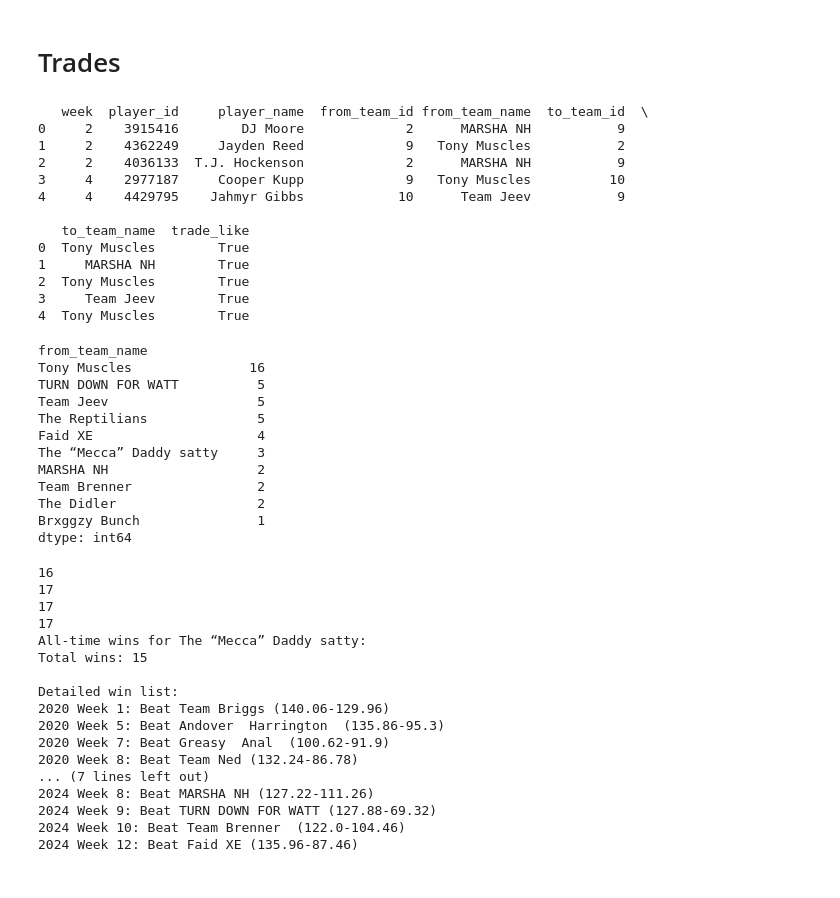
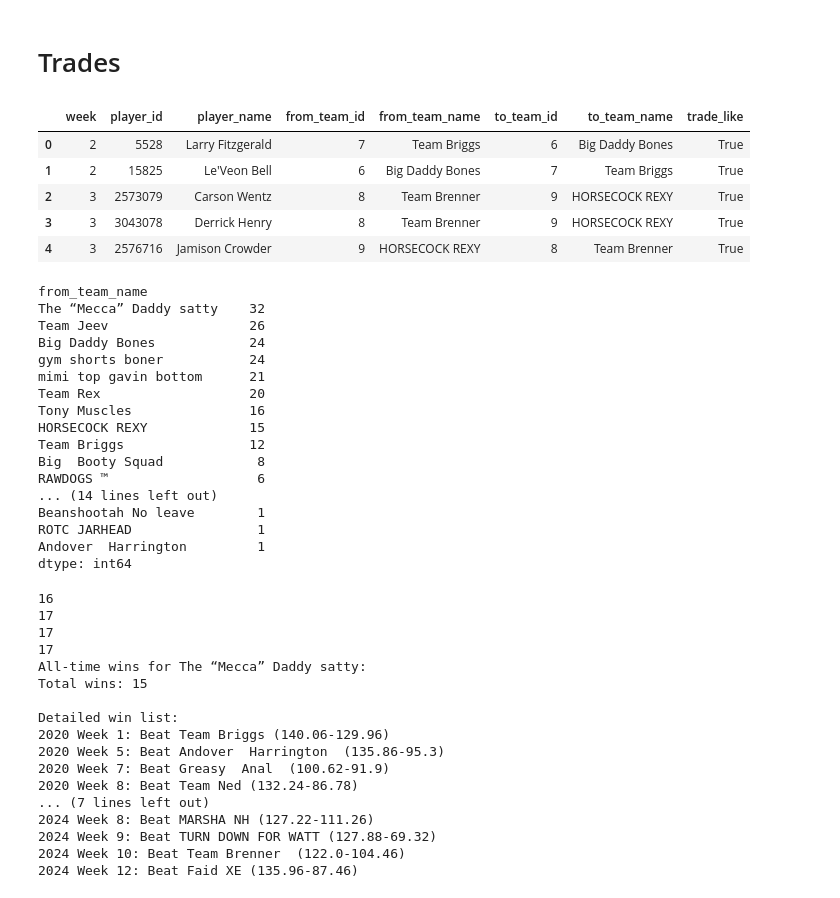
Before and after one commit to arjunghelani/afl-fantasy, a Jupyter notebook: backend/test.ipynb, the cells around one changed output. Cells and saved outputs as stored; diff of their text form; code cells hidden in the pictures.

```diff
--- a/backend/test.ipynb
+++ b/backend/test.ipynb
@@ -643,36 +643,39 @@ def build_trade_dataframe(league, start_week=1, end_week=None, only_trade_like=F
     return df
 
 # Example usage:
-df_trades = build_trade_dataframe(league, start_week=1, end_week=None, only_trade_like=True)
-print(df_trades.head())
+trades = pd.DataFrame()
+for year in [2020, 2021, 2022, 2024]:
+    league = get_league(year)
+    df_trades = build_trade_dataframe(league, start_week=1, end_week=None, only_trade_like=True)
+    trades = pd.concat([trades, df_trades])
-# %% [output]
-   week  player_id     player_name  from_team_id from_team_name  to_team_id  \
-0     2    3915416        DJ Moore             2      MARSHA NH           9
-1     2    4362249     Jayden Reed             9   Tony Muscles           2
-2     2    4036133  T.J. Hockenson             2      MARSHA NH           9
-3     4    2977187     Cooper Kupp             9   Tony Muscles          10
-4     4    4429795    Jahmyr Gibbs            10      Team Jeev           9
-
-   to_team_name  trade_like
-0  Tony Muscles        True
-1     MARSHA NH        True
-2  Tony Muscles        True
-3     Team Jeev        True
-4  Tony Muscles        True
+# %%
+trades.head()
+# %% [output]
+|  | week | player_id | player_name | from_team_id | from_team_name | to_team_id | to_team_name | trade_like |
+| 0 | 2 | 5528 | Larry Fitzgerald | 7 | Team Briggs | 6 | Big Daddy Bones | True |
+| 1 | 2 | 15825 | Le'Veon Bell | 6 | Big Daddy Bones | 7 | Team Briggs | True |
+| 2 | 3 | 2573079 | Carson Wentz | 8 | Team Brenner | 9 | HORSECOCK REXY | True |
+| 3 | 3 | 3043078 | Derrick Henry | 8 | Team Brenner | 9 | HORSECOCK REXY | True |
+| 4 | 3 | 2576716 | Jamison Crowder | 9 | HORSECOCK REXY | 8 | Team Brenner | True |
 # %%
-df_trades.groupby(['from_team_name']).size().sort_values(ascending=False)
+trades.groupby(['from_team_name']).size().sort_values(ascending=False)
 # %% [output]
 from_team_name
+The “Mecca” Daddy satty    32
+Team Jeev                  26
+Big Daddy Bones            24
+gym shorts boner           24
+mimi top gavin bottom      21
+Team Rex                   20
 Tony Muscles               16
-TURN DOWN FOR WATT          5
-Team Jeev                   5
-The Reptilians              5
-Faid XE                     4
-The “Mecca” Daddy satty     3
-MARSHA NH                   2
-Team Brenner                2
-The Didler                  2
-Brxggzy Bunch               1
+HORSECOCK REXY             15
+Team Briggs                12
+Big  Booty Squad            8
+RAWDOGS ™                   6
+... (14 lines left out)
+Beanshootah No leave        1
+ROTC JARHEAD                1
+Andover  Harrington         1
 dtype: int64
 # %%
 # Helper functions for league access
```
Also changed, not shown: parts of 14 cells of this notebook, 17 other files.
